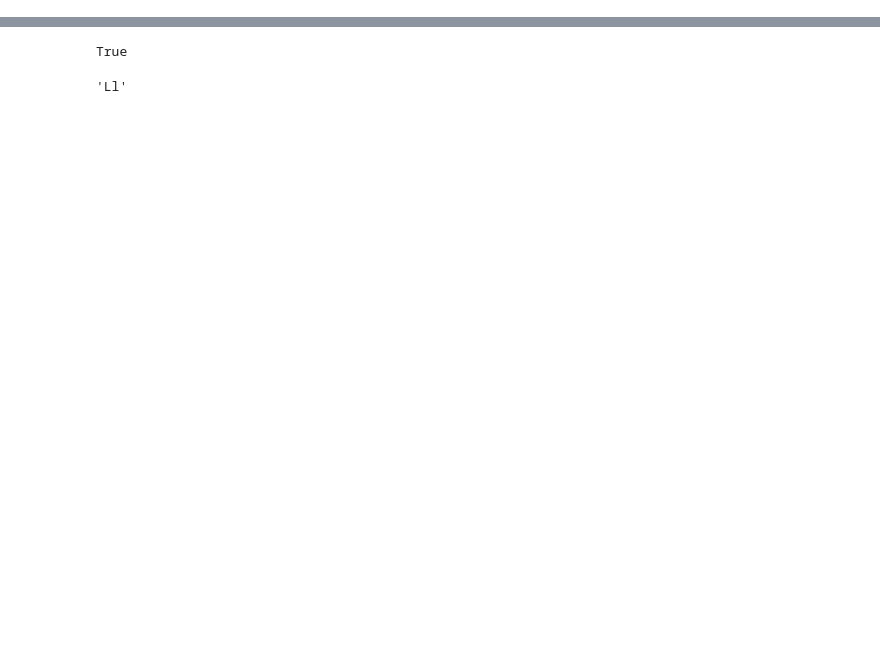
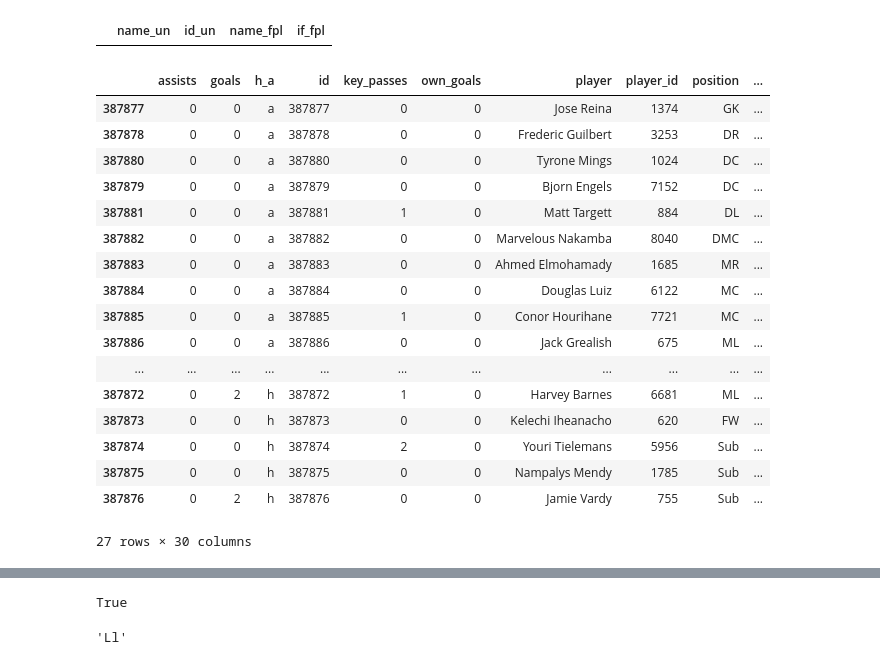
Before and after one commit to sminata/tikeve.github.io, a Jupyter notebook: understat.com.ipynb, the cells around one changed output, grey strips where cells are left out. Cells and saved outputs as stored; diff of their text form; code cells hidden in the pictures; blank space fills up the shorter version.

```diff
--- a/understat.com.ipynb
+++ b/understat.com.ipynb
@@ -172,0 +123,45 @@ BB
+# %%
+def  check_equal(Table, col_name): #Check doubles in column col_name of the table Table
+    for i in range(len(Table)):
+        if Table[col_name][i] in set(Table[col_name][:i]):
+            print(Table[col_name][i])
+
+def add_match_to_dict(match_players, Dictionary):
+    Dictionary_strong = Dictionary[Dictionary['id_fpl']<1000000]
+    for i in match_players.index:
+        if not(match_players.at[i,'player'] in Dictionary_strong):
+            a=1
+
+Name_Dictionary = pd.DataFrame(columns=["name_un", 'id_un', 'name_fpl', 'if_fpl'])
+
+#AA = strip_accents_pdlist(pd.DataFrame(match_players['player']))
+BB = strip_accents_pdlist(pd.DataFrame([dict(zip(Players['id'], Players['Name']))\
+                  [Table_FPL[Table_FPL['fixture']==match_players['fixture'].mean()].at[i,'element']] \
+                   for i in Table_FPL[Table_FPL['fixture']==match_players['fixture'].mean()].index]))
+#AA['player'][0] = 'Keinan Davis'
+check_equal( match_players, 'player')
+Name_Dictionary
+# %% [output]
+|  | name_un | id_un | name_fpl | if_fpl |
+# %%
+match_players['player'] = strip_accents_pdlist(pd.DataFrame(match_players['player']))
+match_players
+# %% [output]
+|  | assists | goals | h_a | id | key_passes | own_goals | player | player_id | position | ... |
+| 387877 | 0 | 0 | a | 387877 | 0 | 0 | Jose Reina | 1374 | GK | ... |
+| 387878 | 0 | 0 | a | 387878 | 0 | 0 | Frederic Guilbert | 3253 | DR | ... |
+| 387880 | 0 | 0 | a | 387880 | 0 | 0 | Tyrone Mings | 1024 | DC | ... |
+| 387879 | 0 | 0 | a | 387879 | 0 | 0 | Bjorn Engels | 7152 | DC | ... |
+| 387881 | 0 | 0 | a | 387881 | 1 | 0 | Matt Targett | 884 | DL | ... |
+| 387882 | 0 | 0 | a | 387882 | 0 | 0 | Marvelous Nakamba | 8040 | DMC | ... |
+| 387883 | 0 | 0 | a | 387883 | 0 | 0 | Ahmed Elmohamady | 1685 | MR | ... |
+| 387884 | 0 | 0 | a | 387884 | 0 | 0 | Douglas Luiz | 6122 | MC | ... |
+| 387885 | 0 | 0 | a | 387885 | 1 | 0 | Conor Hourihane | 7721 | MC | ... |
+| 387886 | 0 | 0 | a | 387886 | 0 | 0 | Jack Grealish | 675 | ML | ... |
+| ... | ... | ... | ... | ... | ... | ... | ... | ... | ... | ... |
+| 387872 | 0 | 2 | h | 387872 | 1 | 0 | Harvey Barnes | 6681 | ML | ... |
+| 387873 | 0 | 0 | h | 387873 | 0 | 0 | Kelechi Iheanacho | 620 | FW | ... |
+| 387874 | 0 | 0 | h | 387874 | 2 | 0 | Youri Tielemans | 5956 | Sub | ... |
+| 387875 | 0 | 0 | h | 387875 | 0 | 0 | Nampalys Mendy | 1785 | Sub | ... |
+| 387876 | 0 | 2 | h | 387876 | 0 | 0 | Jamie Vardy | 755 | Sub | ... |
+27 rows × 30 columns
```
Also changed, not shown: parts of 5 cells of this notebook, 1 other file.
